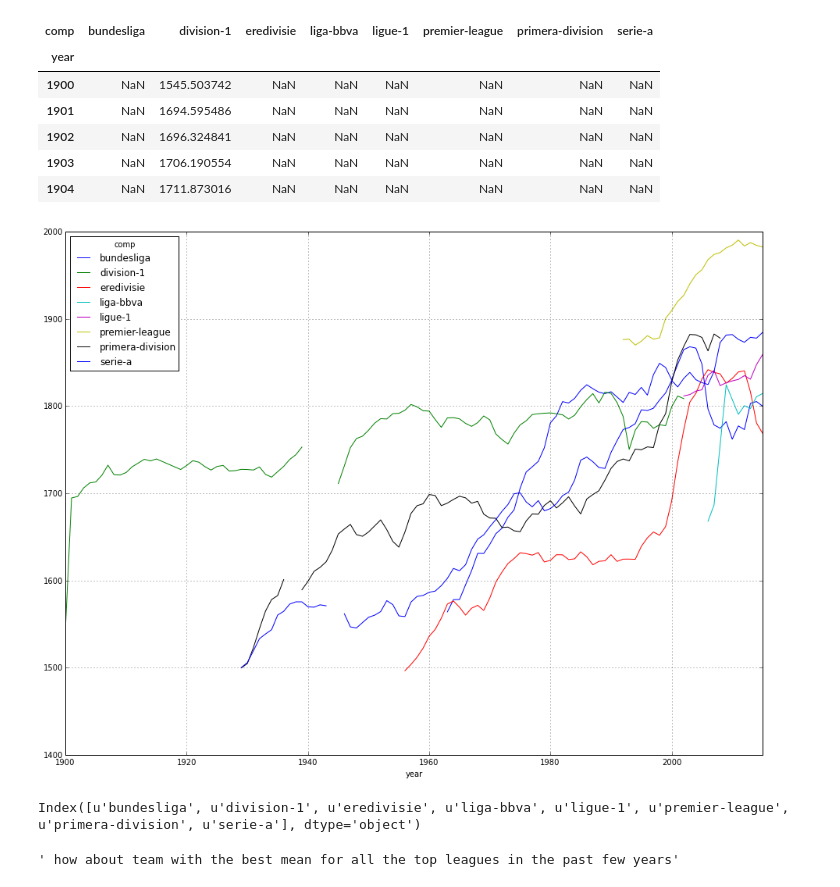
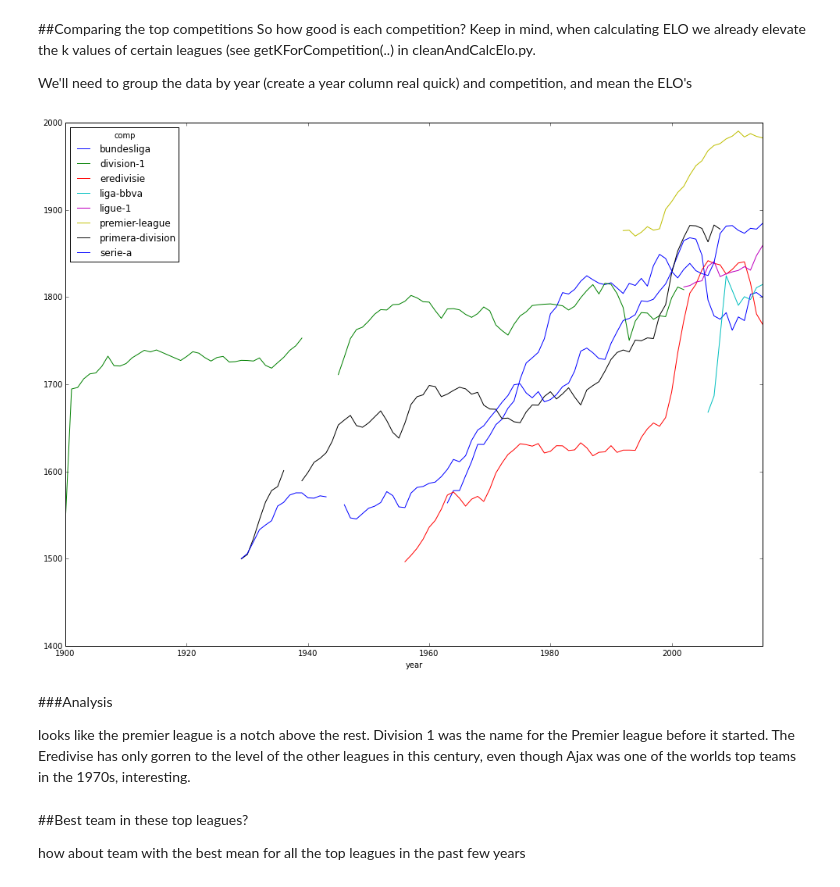
Before and after one commit to cdepeuter/soccerElo, a Jupyter notebook: footyAnalysis.ipynb, the cells around one changed output. Drawn from its saved outputs; the diff is of its cells as text; code cells hidden in the pictures.

Commit message:
clean up code and analysis

```diff
--- a/footyAnalysis.ipynb
+++ b/footyAnalysis.ipynb
@@ -94,49 +78,38 @@ You can see in the 2000-2015 graph, bayern went from around 1800 in 2011 to 2300
+# %% [markdown]
+##Comparing the top competitions
+So how good is each competition? Keep in mind, when calculating ELO we already elevate the k values of certain leagues (see getKForCompetition(..) in cleanAndCalcElo.py.
+
+We'll need to group the data by year (create a year column real quick) and competition, and mean the ELO's
 # %%
-'''
-so how good is each competition? Keep in mind, when calculating ELO we elevate the k values of certain leagues,
-lets take the leagues we did this for a put them in a plot
-
-first, we'll need to group the data by year (create a year column real quick) and competition, and mean the ELO's
-'''
 
 topLeagues = ["premier-league", "serie-a", "ligue-1", "bundesliga", "eredivisie", "division-1", "liga-bbva", "primera-division"]
 topCountries = ["england", "france", "italy", "spain", "germany", "italy", "pays-bas", "holland"]
 
 #first lets filter by countys as premier-league  and division-1 are fairly common
 tg = games[games['country'].isin(topCountries)]
 tg = tg[tg['comp'].isin(topLeagues)]
 tg['year'] = tg['date'].apply(lambda x: x.year)
 
 def meanElos(rw):
     rw['elo'] = (rw['aElo'] + rw['hElo'])/2
     return rw
 
 d = tg.groupby( [ 'comp', 'year']).mean()[['hElo', 'aElo']].apply(meanElos, axis=1).drop(['hElo', 'aElo'], axis=1).reset_index('comp')
-d= d.pivot( d.index, columns='comp')
+d = d.pivot( d.index, columns='comp')
 d.columns = d.columns.droplevel()
-d.head()
+
+plt.rcParams["figure.figsize"] = [16, 12]
+
+plot = d.plot()
+plt.show()
 # %% [output]
-| comp | bundesliga | division-1 | eredivisie | liga-bbva | ligue-1 | premier-league | primera-division | serie-a |
-| year |  |  |  |  |  |  |  |  |
-| 1900 | NaN | 1545.503742 | NaN | NaN | NaN | NaN | NaN | NaN |
-| 1901 | NaN | 1694.595486 | NaN | NaN | NaN | NaN | NaN | NaN |
-| 1902 | NaN | 1696.324841 | NaN | NaN | NaN | NaN | NaN | NaN |
-| 1903 | NaN | 1706.190554 | NaN | NaN | NaN | NaN | NaN | NaN |
-| 1904 | NaN | 1711.873016 | NaN | NaN | NaN | NaN | NaN | NaN |
+[figure, added]
-# %%
-#prem = top.loc['bundesliga']
-
-plt.rcParams["figure.figsize"] = [16, 12]
-
-plot = d.plot()
-plt.show()
-# %% [output]
-[figure, removed]
-# %%
-'''looks like the premier league is a notch above the rest'''
-# %% [output]
-Index([u'bundesliga', u'division-1', u'eredivisie', u'liga-bbva', u'ligue-1', u'premier-league', u'primera-division', u'serie-a'], dtype='object')
-# %%
-''' how about team with the best mean for all the top leagues in the past few years'''
-# %% [output]
-' how about team with the best mean for all the top leagues in the past few years'
+# %% [markdown]
+###Analysis
+
+looks like the premier league is a notch above the rest. Division 1 was the name for the Premier league before it started. The Eredivise has only gorren to the level of the other leagues in this century, even though Ajax was one of the worlds top teams in the 1970s, interesting.
+# %% [markdown]
+##Best team in these top leagues?
+
+
+how about team with the best mean for all the top leagues in the past few years
```
Also changed, not shown: parts of 6 cells of this notebook, 4 other files.
